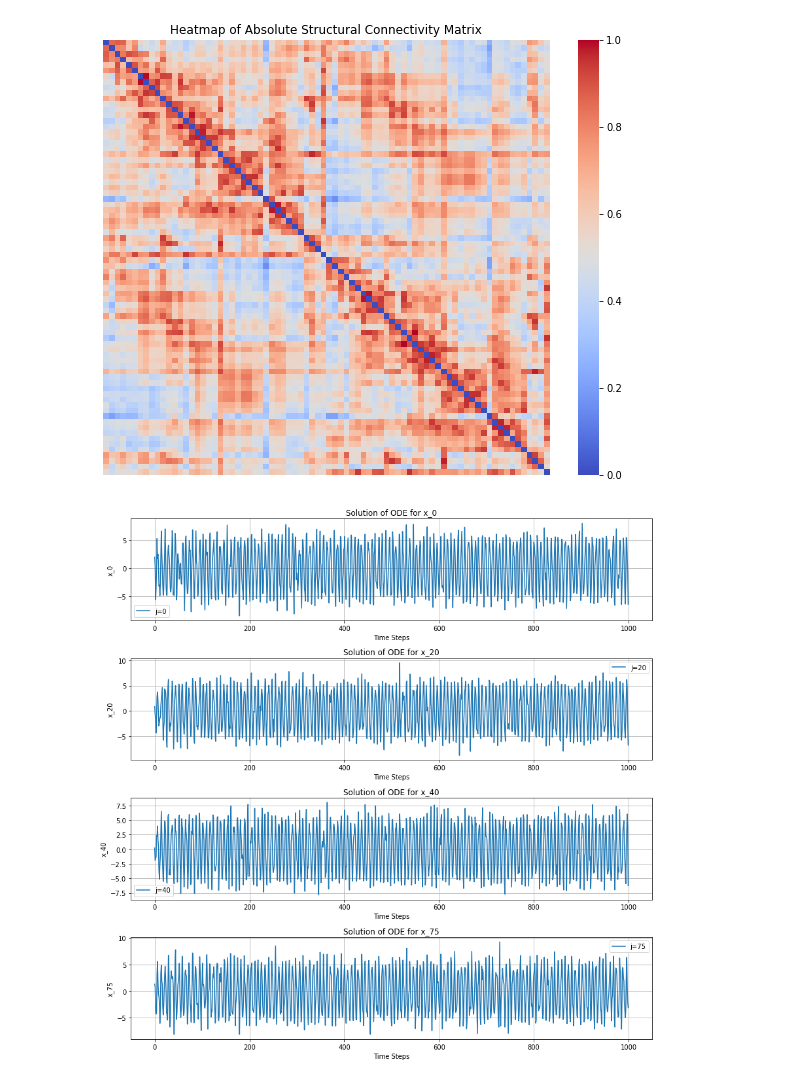
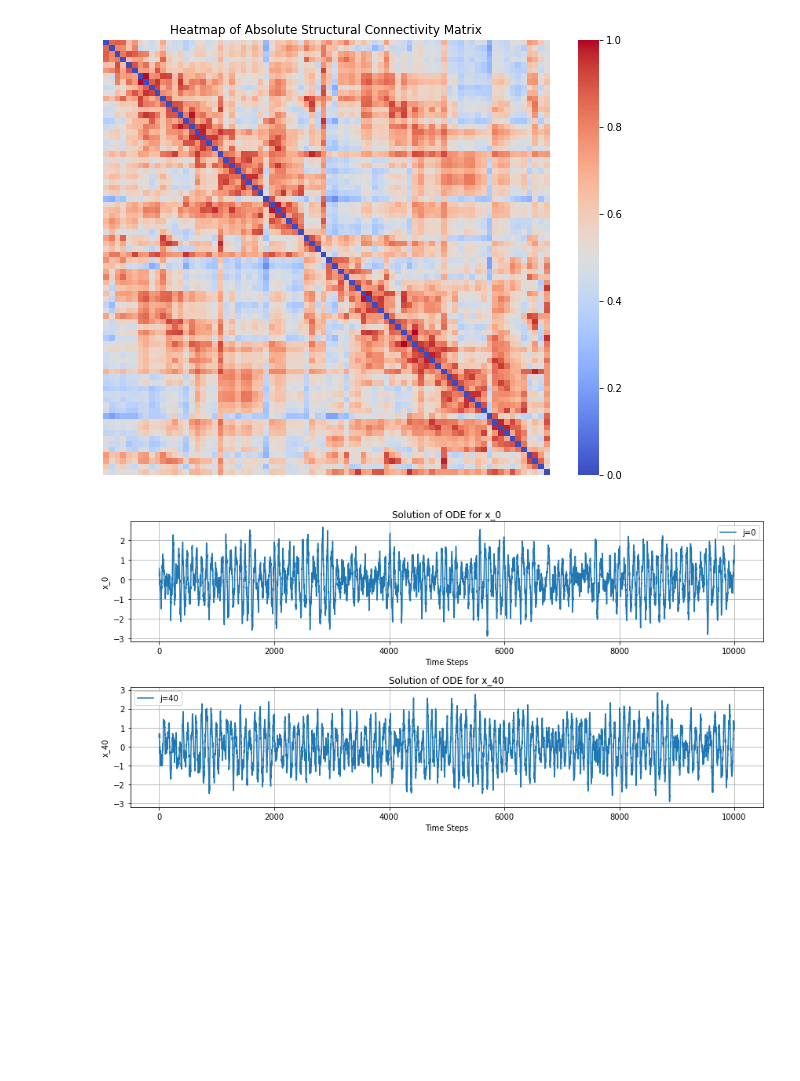
Before and after one commit to shayan823/Deco-Group-1A, a Jupyter notebook: PythonNotebooks/network.ipynb, the cells around one changed output. Drawn from its saved outputs; the diff is of its cells as text; code cells hidden in the pictures; blank space fills up the shorter version.

Commit message:
corrected euler plots & signal processing

```diff
--- a/PythonNotebooks/network.ipynb
+++ b/PythonNotebooks/network.ipynb
@@ -69,13 +69,13 @@ def solve_ode_network(num_steps, dt, a, omega, beta, C, G=0.5):
         noise = noise.reshape(78)
 
         # Calculate the dxdt and dydt using the equations provided
-        dxdt = (a - x**2 - y**2)*x - omega*y + G * np.dot(C, (x - x[:, None]).T).diagonal() + beta * noise
-        dydt = (a - x**2 - y**2)*y + omega*x + G * np.dot(C, (y - y[:, None]).T).diagonal() + beta * noise
+        dxdt = (a - x**2 - y**2)*x - omega*y + G * np.dot(C, (x - x[:, None]).T).diagonal()
+        dydt = (a - x**2 - y**2)*y + omega*x + G * np.dot(C, (y - y[:, None]).T).diagonal()
         # print(dxdt.shape)
 
         # Update the x and y values
-        x += dxdt * dt
-        y += dydt * dt
+        x += dxdt * dt + beta*noise
+        y += dydt * dt + beta*noise
         # z = np.sqrt(x**2 + y**2)
 
         # Store the values
@@ -86,30 +86,30 @@ def solve_ode_network(num_steps, dt, a, omega, beta, C, G=0.5):
     return x_values, y_values
 
 # Example usage:
-num_steps = 1000  # for example
-dt = 0.01  # time step
+num_steps = 10000  # for example
+dt = 0.001  # time step
 a = 0.0  # intrinsic dynamics parameters for each neuron
 omega = 2 * np.pi * 12  # angular frequencies for each neuron
-beta = 1000  # noise level
+beta = 5  # noise level
 
 # Solve the ODEs
 x_values, y_values = solve_ode_network(num_steps, dt, a, omega, beta, C)
 # %%
 f = 12
-j = np.array([0, 20, 40, 75])
+j = np.array([0, 40])
 fig, axes = plt.subplots(len(j), 1, figsize=(12, len(j)*3))
 
 for i in range(len(j)):
     axes[i].plot(x_values[:,j[i]], label=f'j={j[i]}')
     axes[i].set_xlabel('Time Steps')
     axes[i].set_ylabel(f'x_{j[i]}')
     axes[i].set_title(f'Solution of ODE for x_{j[i]}')
     axes[i].legend()
     axes[i].grid(True)
 
 plt.savefig(f"../Plots/python_plots/carrier_frequency_plots/beta={beta}_f={f}.png")
 plt.tight_layout()
 # %% [output]
-[figure, old version]
+[figure, new version]
 # %%
 def plot_signals_for_frequencies(num_steps, dt, a, beta, C, G=0.5):
```
Also changed, not shown: parts of 2 cells of this notebook, 5 other files.
